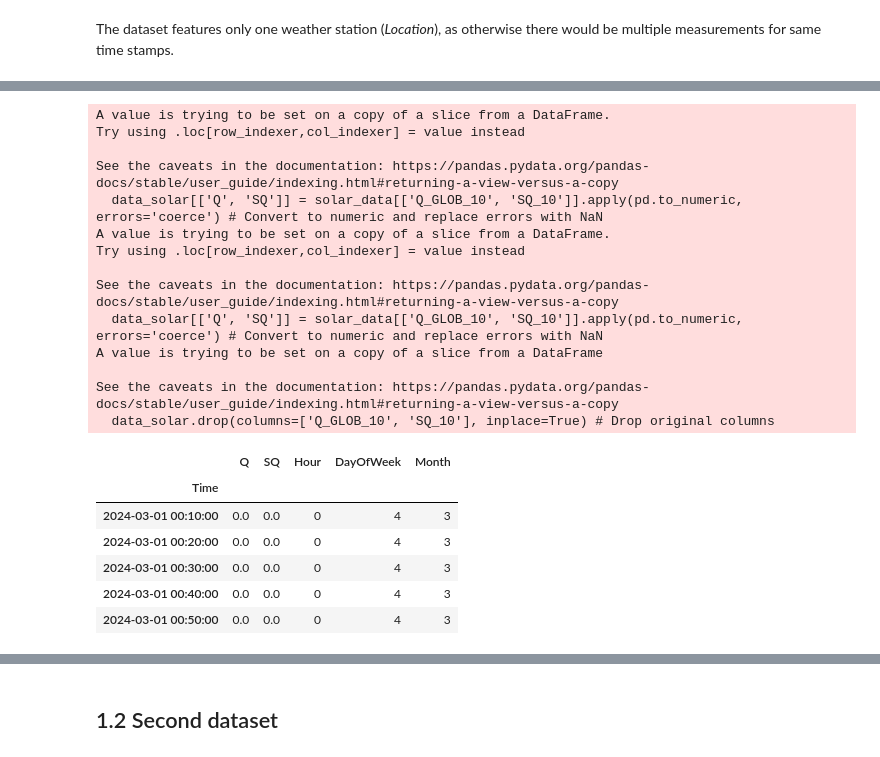
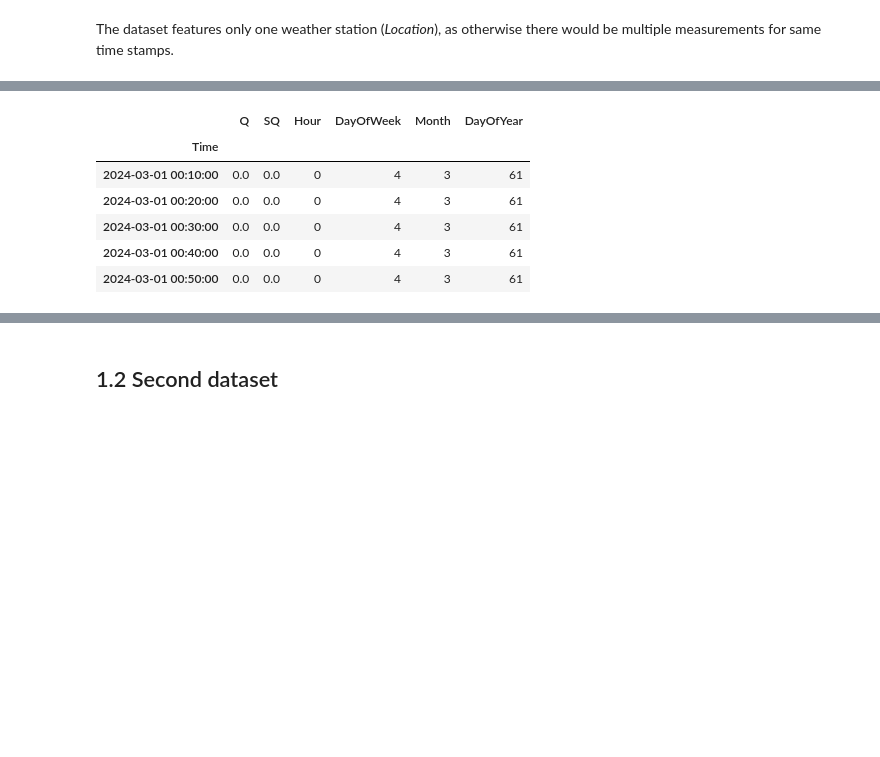
Before and after one commit to dashenter/Forecasting, a Jupyter notebook: Final.ipynb, the cells around one changed output, grey strips where cells are left out. Drawn from its saved outputs; the diff is of its cells as text; code cells hidden in the pictures; blank space fills up the shorter version.

```diff
--- a/Final.ipynb
+++ b/Final.ipynb
@@ -58,35 +71,22 @@ solar_data.head()
 # %%
 
 data_solar = solar_data[['Q_GLOB_10', 'SQ_10']]
 data_solar[['Q', 'SQ']] = solar_data[['Q_GLOB_10', 'SQ_10']].apply(pd.to_numeric, errors='coerce') # Convert to numeric and replace errors with NaN
 data_solar.drop(columns=['Q_GLOB_10', 'SQ_10'], inplace=True) # Drop original columns
 data_solar = data_solar.dropna() # Drop rows with NaN values after conversion
 
 data_solar['Hour'] = data_solar.index.hour
 data_solar['DayOfWeek'] = data_solar.index.dayofweek
 data_solar['Month'] = data_solar.index.month
+data_solar['DayOfYear'] = data_solar.index.dayofyear
 
 data_solar.head()
 # %% [output]
-A value is trying to be set on a copy of a slice from a DataFrame.
-Try using .loc[row_indexer,col_indexer] = value instead
-
-See the caveats in the documentation: https://pandas.pydata.org/pandas-docs/stable/user_guide/indexing.html#returning-a-view-versus-a-copy
-  data_solar[['Q', 'SQ']] = solar_data[['Q_GLOB_10', 'SQ_10']].apply(pd.to_numeric, errors='coerce') # Convert to numeric and replace errors with NaN
-A value is trying to be set on a copy of a slice from a DataFrame.
-Try using .loc[row_indexer,col_indexer] = value instead
-
-See the caveats in the documentation: https://pandas.pydata.org/pandas-docs/stable/user_guide/indexing.html#returning-a-view-versus-a-copy
-  data_solar[['Q', 'SQ']] = solar_data[['Q_GLOB_10', 'SQ_10']].apply(pd.to_numeric, errors='coerce') # Convert to numeric and replace errors with NaN
-A value is trying to be set on a copy of a slice from a DataFrame
-
-See the caveats in the documentation: https://pandas.pydata.org/pandas-docs/stable/user_guide/indexing.html#returning-a-view-versus-a-copy
-  data_solar.drop(columns=['Q_GLOB_10', 'SQ_10'], inplace=True) # Drop original columns
-|  | Q | SQ | Hour | DayOfWeek | Month |
-| Time |  |  |  |  |  |
-| 2024-03-01 00:10:00 | 0.0 | 0.0 | 0 | 4 | 3 |
-| 2024-03-01 00:20:00 | 0.0 | 0.0 | 0 | 4 | 3 |
-| 2024-03-01 00:30:00 | 0.0 | 0.0 | 0 | 4 | 3 |
-| 2024-03-01 00:40:00 | 0.0 | 0.0 | 0 | 4 | 3 |
-| 2024-03-01 00:50:00 | 0.0 | 0.0 | 0 | 4 | 3 |
+|  | Q | SQ | Hour | DayOfWeek | Month | DayOfYear |
+| Time |  |  |  |  |  |  |
+| 2024-03-01 00:10:00 | 0.0 | 0.0 | 0 | 4 | 3 | 61 |
+| 2024-03-01 00:20:00 | 0.0 | 0.0 | 0 | 4 | 3 | 61 |
+| 2024-03-01 00:30:00 | 0.0 | 0.0 | 0 | 4 | 3 | 61 |
+| 2024-03-01 00:40:00 | 0.0 | 0.0 | 0 | 4 | 3 | 61 |
+| 2024-03-01 00:50:00 | 0.0 | 0.0 | 0 | 4 | 3 | 61 |
 # %% [markdown]
```
Also changed, not shown: parts of 72 cells of this notebook.
